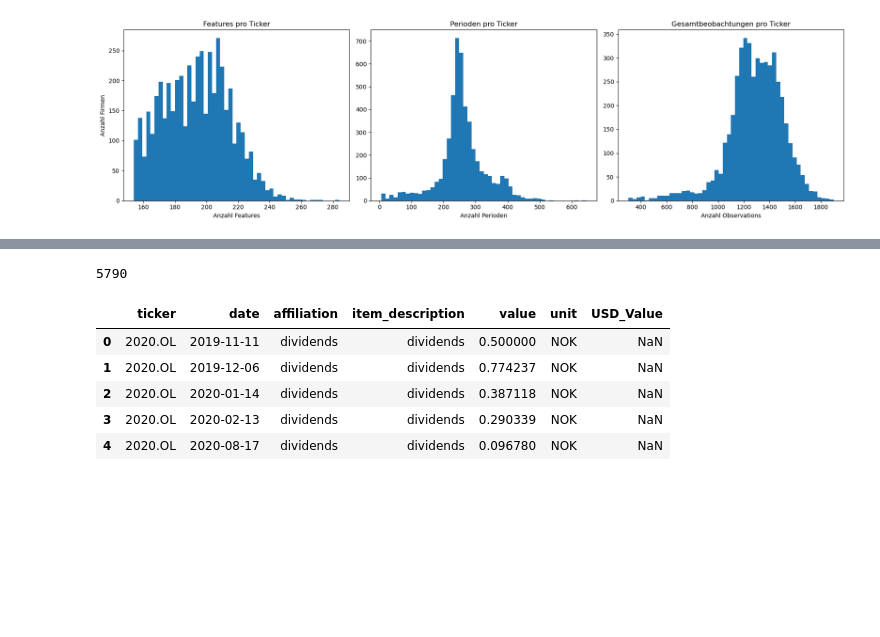
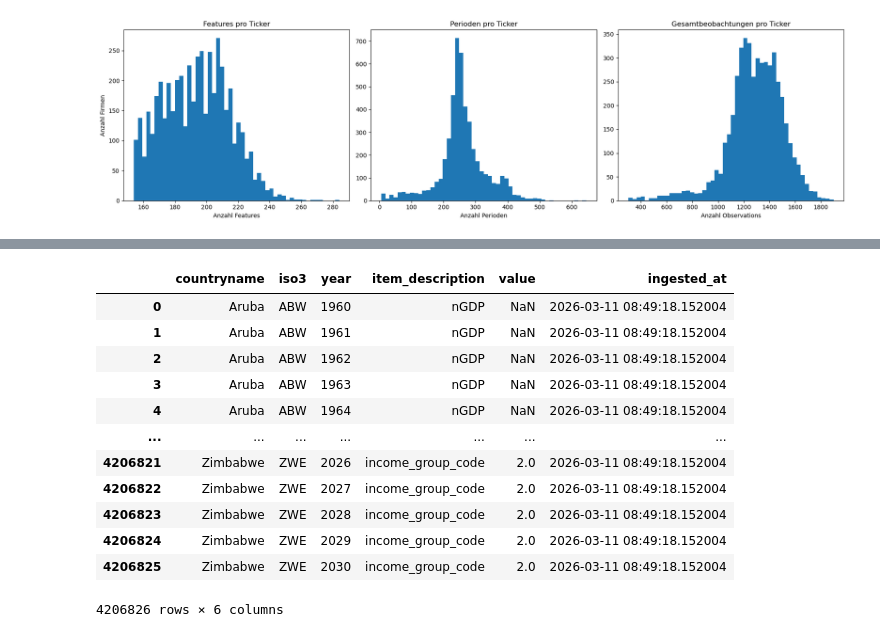
Before and after one commit to KonradSchumacher/DivAnalysisGNN, a Jupyter notebook: src/02_Silver/YahooFinance_Silver.ipynb, the cells around one changed output, grey strips where cells are left out. Drawn from its saved outputs; the diff is of its cells as text; code cells hidden in the pictures; blank space fills up the shorter version.

Commit message:
Creating entity tables for the silver level structure

```diff
--- a/src/02_Silver/YahooFinance_Silver.ipynb
+++ b/src/02_Silver/YahooFinance_Silver.ipynb
@@ -41,6 +41,9 @@ class DataHubReader:
         """IMF Commodity Daten"""
         return self._fetch_table("bronze_commodities")
 
+    def get_fx_rates(self) -> pd.DataFrame:
+        return self._fetch_table("bronze_fx_rates")
+
     def close(self):
         """Schließt die Datenbankverbindung."""
         self.con.close()
@@ -775,13 +833,16 @@ class SilverMapping():
 # %%
-len(SilverMapping().yahoo_entities(df_usd))
+DataHubReader().get_GMD()
 # %% [output]
+|  | countryname | iso3 | year | item_description | value | ingested_at |
+| 0 | Aruba | ABW | 1960 | nGDP | NaN | 2026-03-11 08:49:18.152004 |
+| 1 | Aruba | ABW | 1961 | nGDP | NaN | 2026-03-11 08:49:18.152004 |
+| 2 | Aruba | ABW | 1962 | nGDP | NaN | 2026-03-11 08:49:18.152004 |
+| 3 | Aruba | ABW | 1963 | nGDP | NaN | 2026-03-11 08:49:18.152004 |
+| 4 | Aruba | ABW | 1964 | nGDP | NaN | 2026-03-11 08:49:18.152004 |
+| ... | ... | ... | ... | ... | ... | ... |
+| 4206821 | Zimbabwe | ZWE | 2026 | income_group_code | 2.0 | 2026-03-11 08:49:18.152004 |
+| 4206822 | Zimbabwe | ZWE | 2027 | income_group_code | 2.0 | 2026-03-11 08:49:18.152004 |
+| 4206823 | Zimbabwe | ZWE | 2028 | income_group_code | 2.0 | 2026-03-11 08:49:18.152004 |
+| 4206824 | Zimbabwe | ZWE | 2029 | income_group_code | 2.0 | 2026-03-11 08:49:18.152004 |
+| 4206825 | Zimbabwe | ZWE | 2030 | income_group_code | 2.0 | 2026-03-11 08:49:18.152004 |
-5790
+4206826 rows × 6 columns
-# %%
-df_usd.head()
-# %% [output]
-|  | ticker | date | affiliation | item_description | value | unit | USD_Value |
-| 0 | 2020.OL | 2019-11-11 | dividends | dividends | 0.500000 | NOK | NaN |
-| 1 | 2020.OL | 2019-12-06 | dividends | dividends | 0.774237 | NOK | NaN |
-| 2 | 2020.OL | 2020-01-14 | dividends | dividends | 0.387118 | NOK | NaN |
-| 3 | 2020.OL | 2020-02-13 | dividends | dividends | 0.290339 | NOK | NaN |
-| 4 | 2020.OL | 2020-08-17 | dividends | dividends | 0.096780 | NOK | NaN |
```
Also changed, not shown: parts of 7 cells of this notebook.
